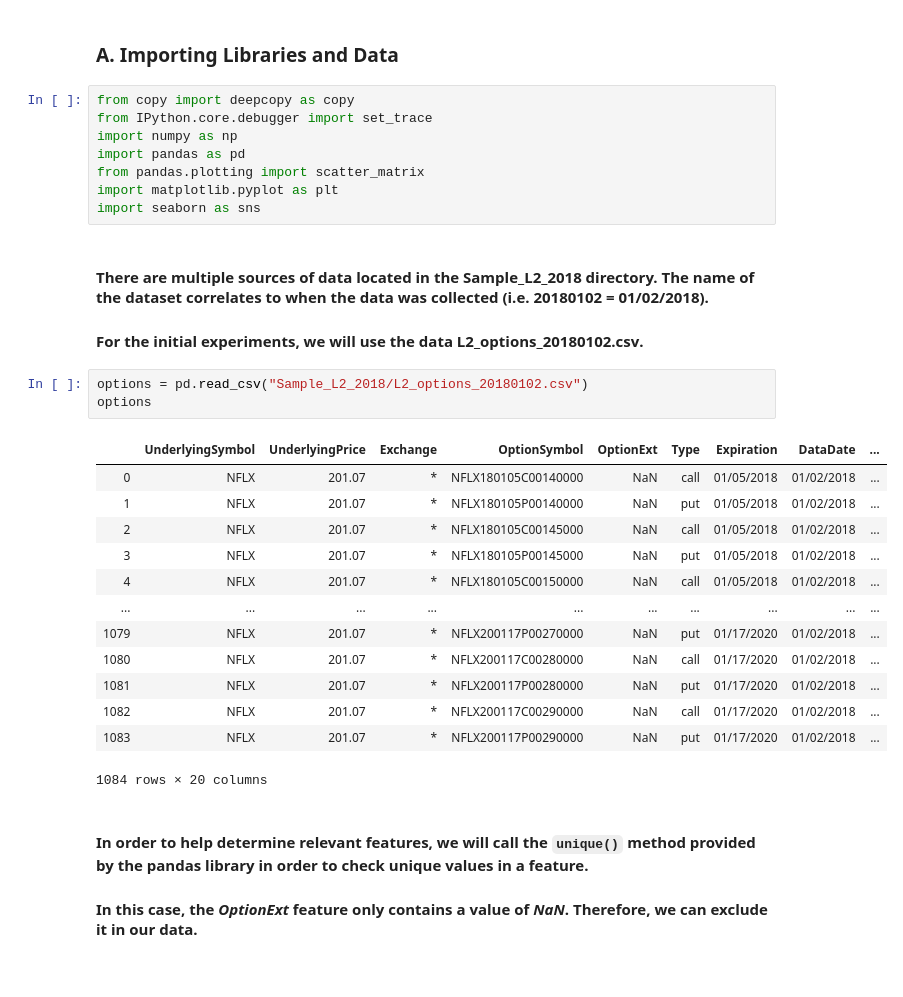
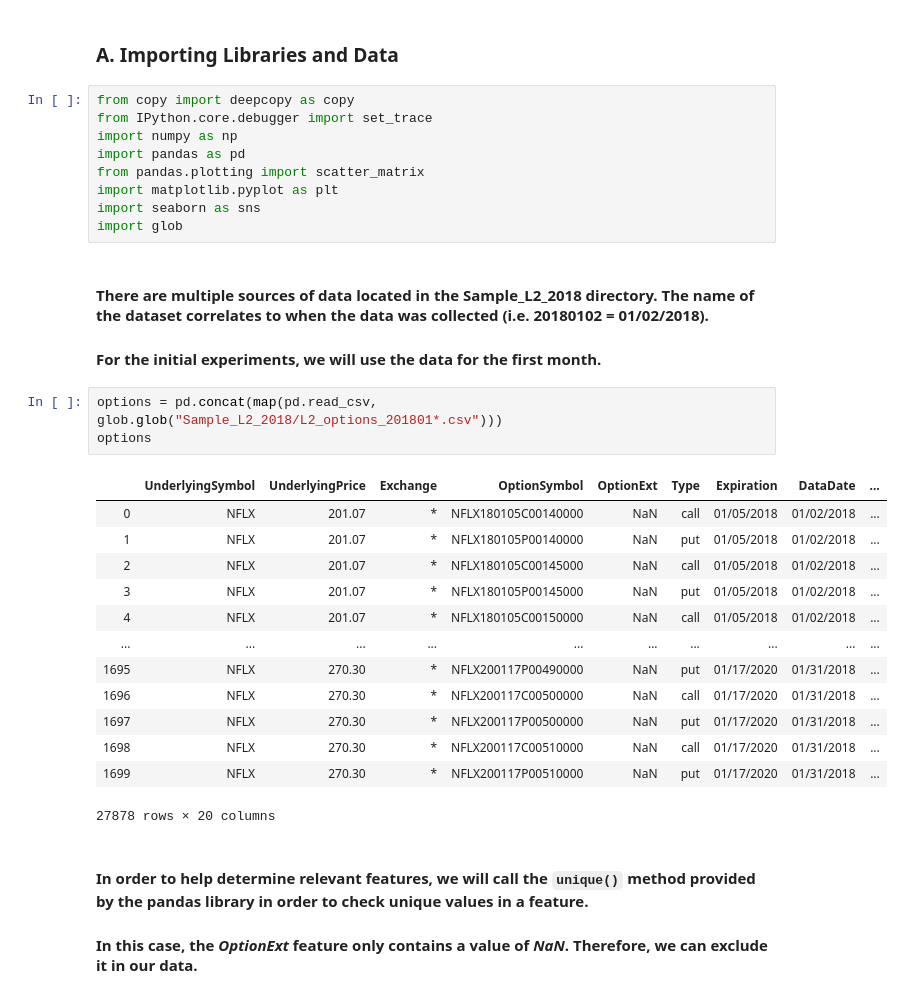
Before and after one commit to DanielHead96/4156ML, a Jupyter notebook: Research.ipynb, the cells around one changed output. Cells and saved outputs as stored; diff of their text form.

Commit message:
included more data

```diff
--- a/Research.ipynb
+++ b/Research.ipynb
@@ -20,28 +20,29 @@ import pandas as pd
 from pandas.plotting import scatter_matrix
 import matplotlib.pyplot as plt
 import seaborn as sns
+import glob
 # %% [markdown]
 #### There are multiple sources of data located in the **Sample_L2_2018** directory. The name of the dataset correlates to when the data was collected (i.e. **20180102** = **01/02/2018**).
 
 
-#### For the initial experiments, we will use the data **L2_options_20180102.csv**.
+#### For the initial experiments, we will use the data for the first month.
 # %%
-options = pd.read_csv("Sample_L2_2018/L2_options_20180102.csv")
+options = pd.concat(map(pd.read_csv, glob.glob("Sample_L2_2018/L2_options_201801*.csv")))
 options
 # %% [output]
 |  | UnderlyingSymbol | UnderlyingPrice | Exchange | OptionSymbol | OptionExt | Type | Expiration | DataDate | ... |
 | 0 | NFLX | 201.07 | * | NFLX180105C00140000 | NaN | call | 01/05/2018 | 01/02/2018 | ... |
 | 1 | NFLX | 201.07 | * | NFLX180105P00140000 | NaN | put | 01/05/2018 | 01/02/2018 | ... |
 | 2 | NFLX | 201.07 | * | NFLX180105C00145000 | NaN | call | 01/05/2018 | 01/02/2018 | ... |
 | 3 | NFLX | 201.07 | * | NFLX180105P00145000 | NaN | put | 01/05/2018 | 01/02/2018 | ... |
 | 4 | NFLX | 201.07 | * | NFLX180105C00150000 | NaN | call | 01/05/2018 | 01/02/2018 | ... |
 | ... | ... | ... | ... | ... | ... | ... | ... | ... | ... |
-| 1079 | NFLX | 201.07 | * | NFLX200117P00270000 | NaN | put | 01/17/2020 | 01/02/2018 | ... |
-| 1080 | NFLX | 201.07 | * | NFLX200117C00280000 | NaN | call | 01/17/2020 | 01/02/2018 | ... |
-| 1081 | NFLX | 201.07 | * | NFLX200117P00280000 | NaN | put | 01/17/2020 | 01/02/2018 | ... |
-| 1082 | NFLX | 201.07 | * | NFLX200117C00290000 | NaN | call | 01/17/2020 | 01/02/2018 | ... |
-| 1083 | NFLX | 201.07 | * | NFLX200117P00290000 | NaN | put | 01/17/2020 | 01/02/2018 | ... |
+| 1695 | NFLX | 270.30 | * | NFLX200117P00490000 | NaN | put | 01/17/2020 | 01/31/2018 | ... |
+| 1696 | NFLX | 270.30 | * | NFLX200117C00500000 | NaN | call | 01/17/2020 | 01/31/2018 | ... |
+| 1697 | NFLX | 270.30 | * | NFLX200117P00500000 | NaN | put | 01/17/2020 | 01/31/2018 | ... |
+| 1698 | NFLX | 270.30 | * | NFLX200117C00510000 | NaN | call | 01/17/2020 | 01/31/2018 | ... |
+| 1699 | NFLX | 270.30 | * | NFLX200117P00510000 | NaN | put | 01/17/2020 | 01/31/2018 | ... |
-1084 rows × 20 columns
+27878 rows × 20 columns
 # %% [markdown]
 #### In order to help determine relevant features, we will call the <code>unique()</code> method provided by the pandas library in order to check unique values in a feature.
 
```
Also changed, not shown: parts of 8 cells of this notebook.
